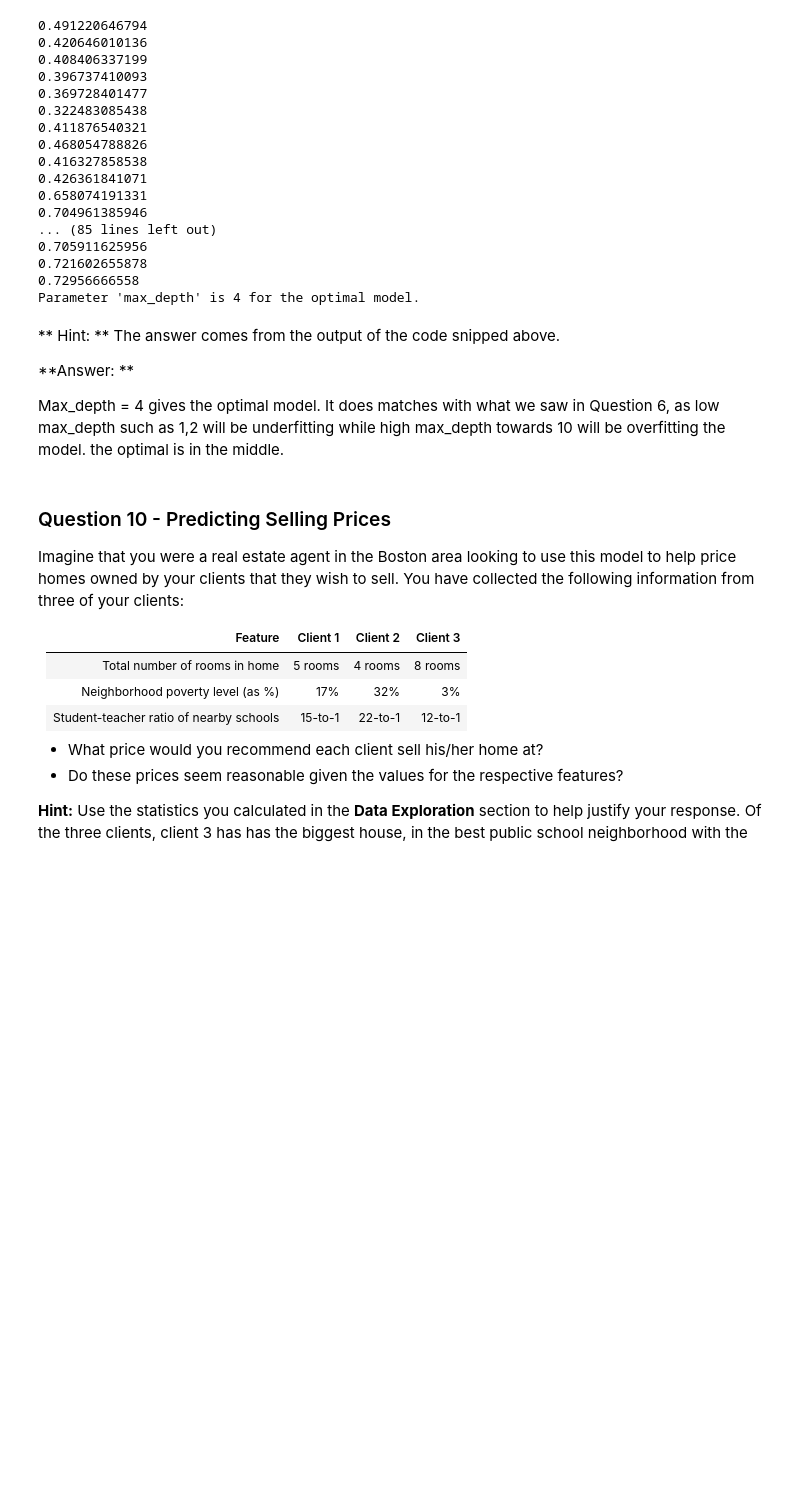
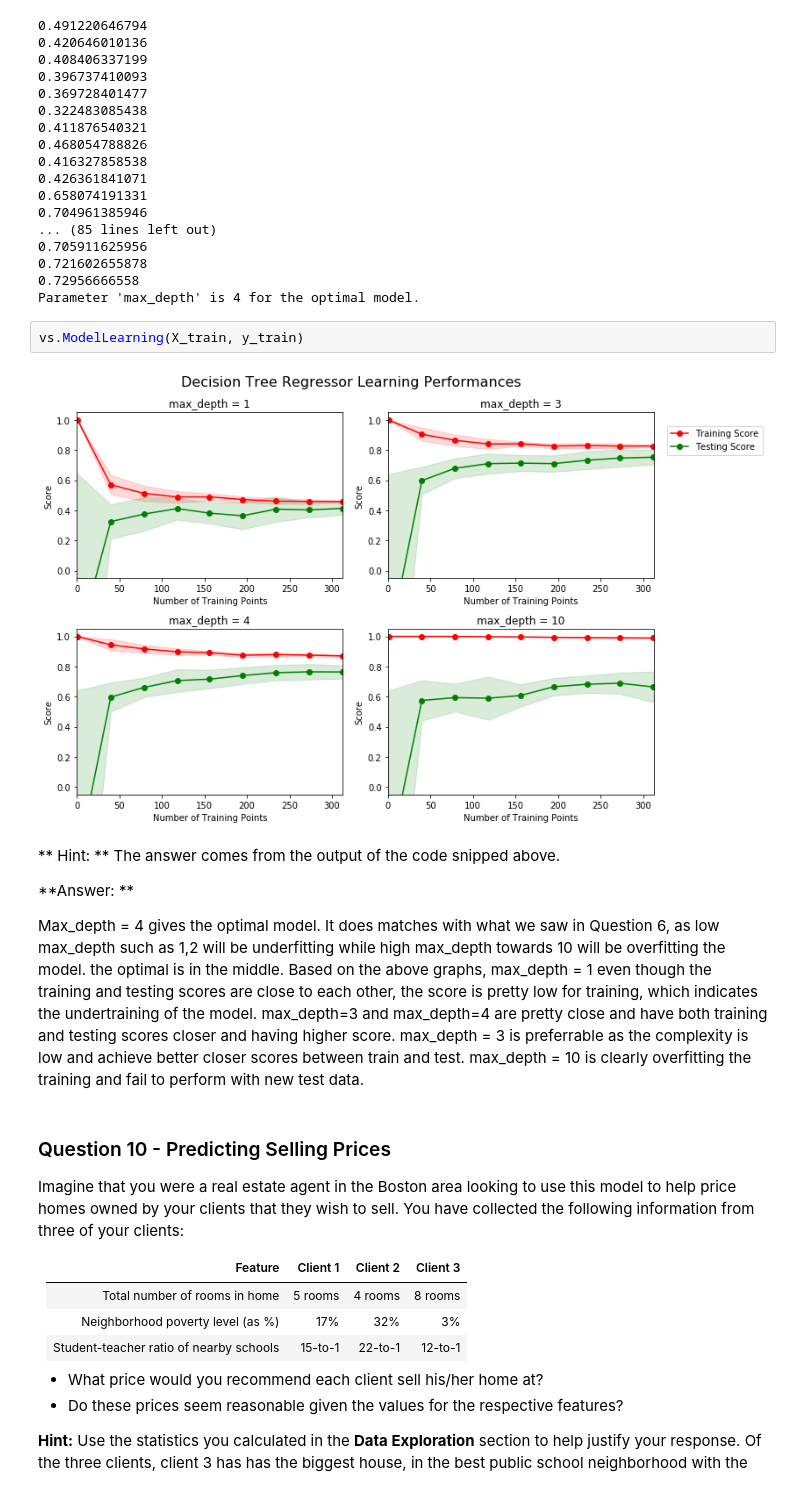
Before and after one commit to gkjegan/boston_housing, a Jupyter notebook: boston_housing.ipynb, the cells around one changed output. Cells and saved outputs as stored; diff of their text form; blank space fills up the shorter version.

```diff
--- a/boston_housing.ipynb
+++ b/boston_housing.ipynb
@@ -424,12 +424,20 @@ print("Parameter 'max_depth' is {} for the optimal model.".format(reg.get_params
 0.721602655878
 0.72956666558
 Parameter 'max_depth' is 4 for the optimal model.
+# %%
+vs.ModelLearning(X_train, y_train)
+# %% [output]
+[figure, added]
 # %% [markdown]
 ** Hint: ** The answer comes from the output of the code snipped above.
 
 **Answer: **
 
 Max_depth = 4 gives the optimal model. It does matches with what we saw in Question 6, as low max_depth such as 1,2 will be underfitting while high max_depth towards 10 will be overfitting the model. the optimal is in the middle.
+Based on the above graphs,
+max_depth = 1 even though the training and testing scores are close to each other, the score is pretty low for training, which indicates the undertraining of the model.
+max_depth=3 and max_depth=4 are pretty close and have both training and testing scores closer and having higher score. max_depth = 3 is preferrable as the complexity is low and achieve better closer scores between train and test.
+max_depth = 10 is clearly overfitting the training and fail to perform with new test data.
 # %% [markdown]
 ### Question 10 - Predicting Selling Prices
 Imagine that you were a real estate agent in the Boston area looking to use this model to help price homes owned by your clients that they wish to sell. You have collected the following information from three of your clients:
```
Also changed, not shown: parts of 2 cells of this notebook, 1 other file.
